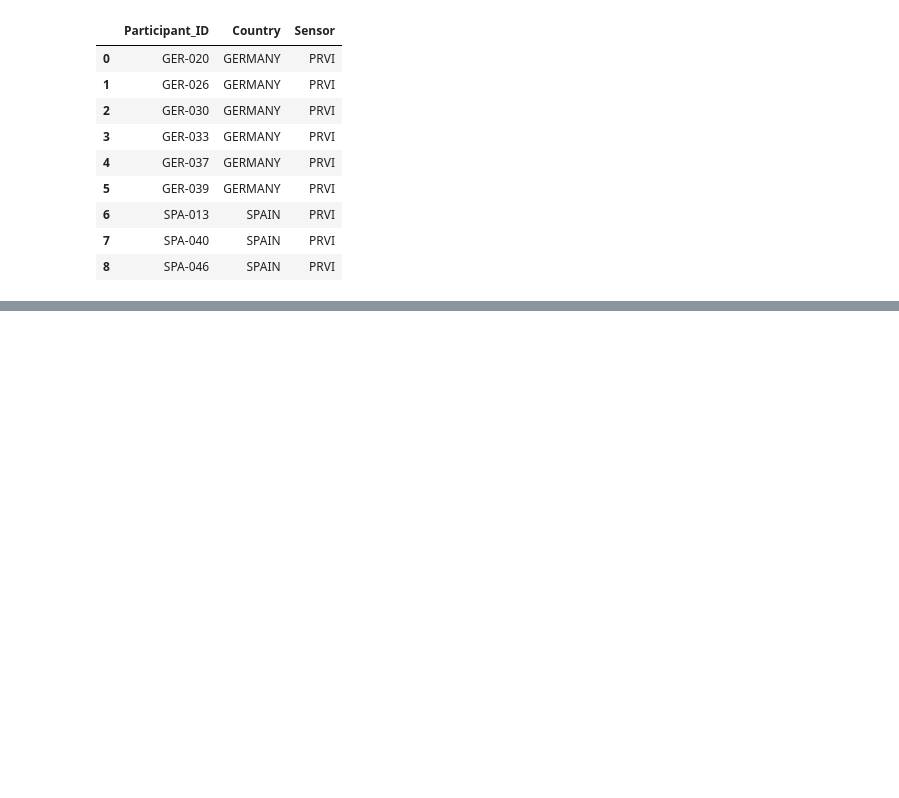
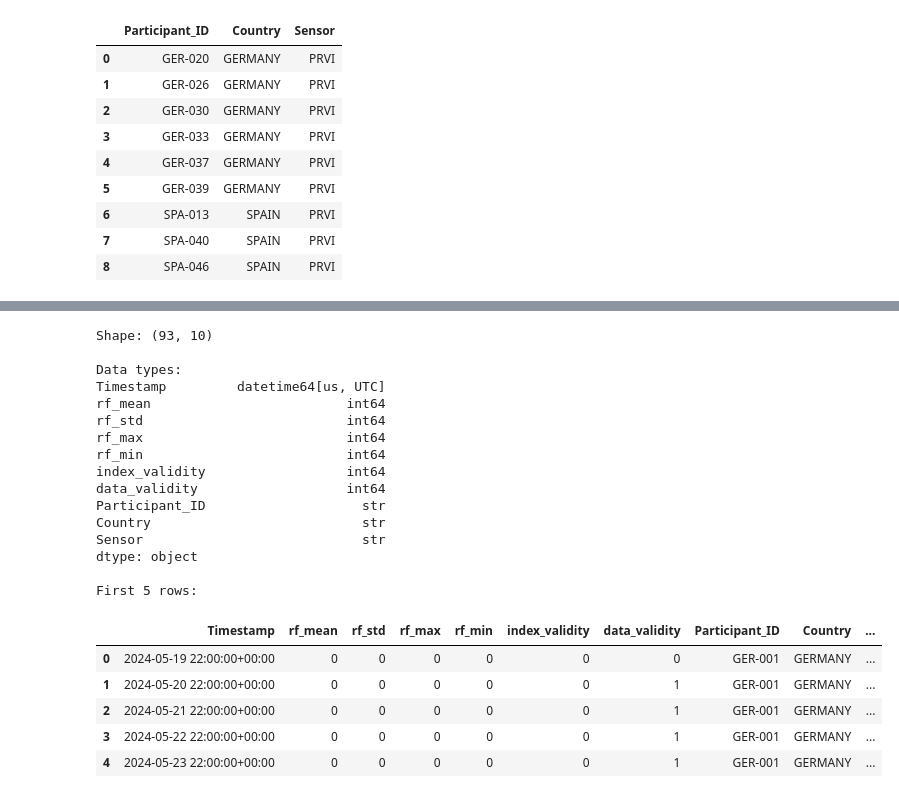
Before and after one commit to Chirag-hub07/Tech_seva, a Jupyter notebook: notebooks/02_data_standardization.ipynb, the cells around one changed output, grey strips where cells are left out. Saved outputs shown, nothing was run; the diff lists cells and outputs as text; code cells hidden in the pictures; blank space fills up the shorter version.

```diff
--- a/notebooks/02_data_standardization.ipynb
+++ b/notebooks/02_data_standardization.ipynb
@@ -480,0 +669,26 @@ MISSING SENSOR FILES
+# %%
+# Inspect one sample CSV file per sensor
+
+sample_participant = "GER-001"
+sample_country = "GERMANY"
+
+sample_path = index_path / sample_country / sample_participant
+
+for sensor in sensors:
+    file_path = sample_path / f"{sensor}.csv"
+
+    print("\n" + "=" * 60)
+    print("SENSOR:", sensor)
+
+    if file_path.exists():
+        sample_df = pd.read_csv(file_path)
+
+        print("Shape:", sample_df.shape)
+        print("Columns:", list(sample_df.columns))
+        print("\nData types:")
+        print(sample_df.dtypes)
+
+        print("\nFirst 3 rows:")
+        display(sample_df.head(3))
+    else:
+        print("File not found:", file_path)
@@ -480,0 +897,38 @@ MISSING SENSOR FILES
+# %%
+# Test the function using GER-001 and BRI
+
+test_df = load_and_standardize_sensor(
+    participant_id="GER-001",
+    country="GERMANY",
+    sensor="BRI"
+)
+
+print("Shape:", test_df.shape)
+print("\nData types:")
+print(test_df.dtypes)
+
+print("\nFirst 5 rows:")
+display(test_df.head())
+# %% [output]
+Shape: (93, 10)
+
+Data types:
+Timestamp         datetime64[us, UTC]
+rf_mean                         int64
+rf_std                          int64
+rf_max                          int64
+rf_min                          int64
+index_validity                  int64
+data_validity                   int64
+Participant_ID                    str
+Country                           str
+Sensor                            str
+dtype: object
+
+First 5 rows:
+|  | Timestamp | rf_mean | rf_std | rf_max | rf_min | index_validity | data_validity | Participant_ID | Country | ... |
+| 0 | 2024-05-19 22:00:00+00:00 | 0 | 0 | 0 | 0 | 0 | 0 | GER-001 | GERMANY | ... |
+| 1 | 2024-05-20 22:00:00+00:00 | 0 | 0 | 0 | 0 | 0 | 1 | GER-001 | GERMANY | ... |
+| 2 | 2024-05-21 22:00:00+00:00 | 0 | 0 | 0 | 0 | 0 | 1 | GER-001 | GERMANY | ... |
+| 3 | 2024-05-22 22:00:00+00:00 | 0 | 0 | 0 | 0 | 0 | 1 | GER-001 | GERMANY | ... |
+| 4 | 2024-05-23 22:00:00+00:00 | 0 | 0 | 0 | 0 | 0 | 1 | GER-001 | GERMANY | ... |
```
Also changed, not shown: parts of 52 cells of this notebook, 1 other file.
